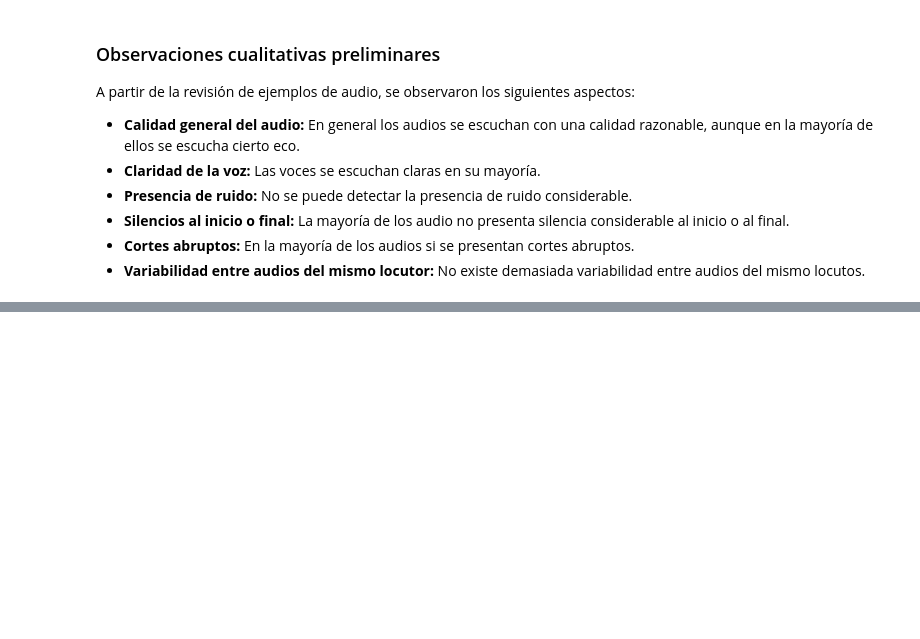
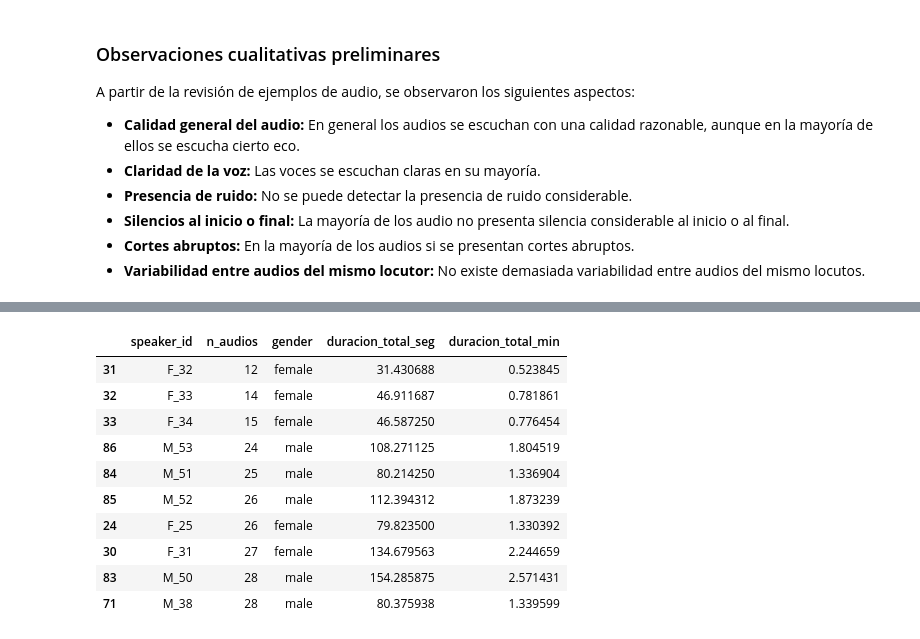
Before and after one commit to CoderDiegoMaximiliano/Servicio-Social-RN-Voz-Forense, a Jupyter notebook: CODIGOS/EXPERIMENTOS/01_exploracion_ciempiess.ipynb, the cells around one changed output, grey strips where cells are left out. Drawn from its saved outputs; the diff is of its cells as text; code cells hidden in the pictures; blank space fills up the shorter version.

```diff
--- a/CODIGOS/EXPERIMENTOS/01_exploracion_ciempiess.ipynb
+++ b/CODIGOS/EXPERIMENTOS/01_exploracion_ciempiess.ipynb
@@ -1367,0 +1380,5 @@ A partir de la revisión de ejemplos de audio, se observaron los siguientes aspe
+# %%
+df_limpieza = df_meta.copy()
+
+print(f"Número inicial de audios: {len(df_limpieza)}")
+print(f"Número inicial de locutores: {df_limpieza['speaker_id'].nunique()}")
@@ -1367,0 +1478,16 @@ A partir de la revisión de ejemplos de audio, se observaron los siguientes aspe
+# %%
+duracion_minima = 2.0
+
+n_antes = len(df_limpieza)
+
+df_limpieza = df_limpieza[
+    df_limpieza["duration_sec"] >= duracion_minima
+].copy()
+
+n_despues = len(df_limpieza)
+
+print(f"Duración mínima considerada: {duracion_minima} segundos")
+print(f"Audios antes del filtro: {n_antes}")
+print(f"Audios después del filtro: {n_despues}")
+print(f"Audios eliminados: {n_antes - n_despues}")
+print(f"Porcentaje eliminado: {(n_antes - n_despues) / n_antes * 100:.2f}%")
@@ -1367,0 +1505,29 @@ A partir de la revisión de ejemplos de audio, se observaron los siguientes aspe
+# %%
+audios_por_locutor_limpieza = (
+    df_limpieza
+    .groupby("speaker_id")
+    .agg(
+        n_audios=("audio_id", "count"),
+        gender=("gender", "first"),
+        duracion_total_seg=("duration_sec", "sum")
+    )
+    .reset_index()
+)
+
+audios_por_locutor_limpieza["duracion_total_min"] = (
+    audios_por_locutor_limpieza["duracion_total_seg"] / 60
+)
+
+audios_por_locutor_limpieza.sort_values("n_audios").head(10)
+# %% [output]
+|  | speaker_id | n_audios | gender | duracion_total_seg | duracion_total_min |
+| 31 | F_32 | 12 | female | 31.430688 | 0.523845 |
+| 32 | F_33 | 14 | female | 46.911687 | 0.781861 |
+| 33 | F_34 | 15 | female | 46.587250 | 0.776454 |
+| 86 | M_53 | 24 | male | 108.271125 | 1.804519 |
+| 84 | M_51 | 25 | male | 80.214250 | 1.336904 |
+| 85 | M_52 | 26 | male | 112.394312 | 1.873239 |
+| 24 | F_25 | 26 | female | 79.823500 | 1.330392 |
+| 30 | F_31 | 27 | female | 134.679563 | 2.244659 |
+| 83 | M_50 | 28 | male | 154.285875 | 2.571431 |
+| 71 | M_38 | 28 | male | 80.375938 | 1.339599 |
```
Also changed, not shown: parts of 29 cells of this notebook, 20 other files.
